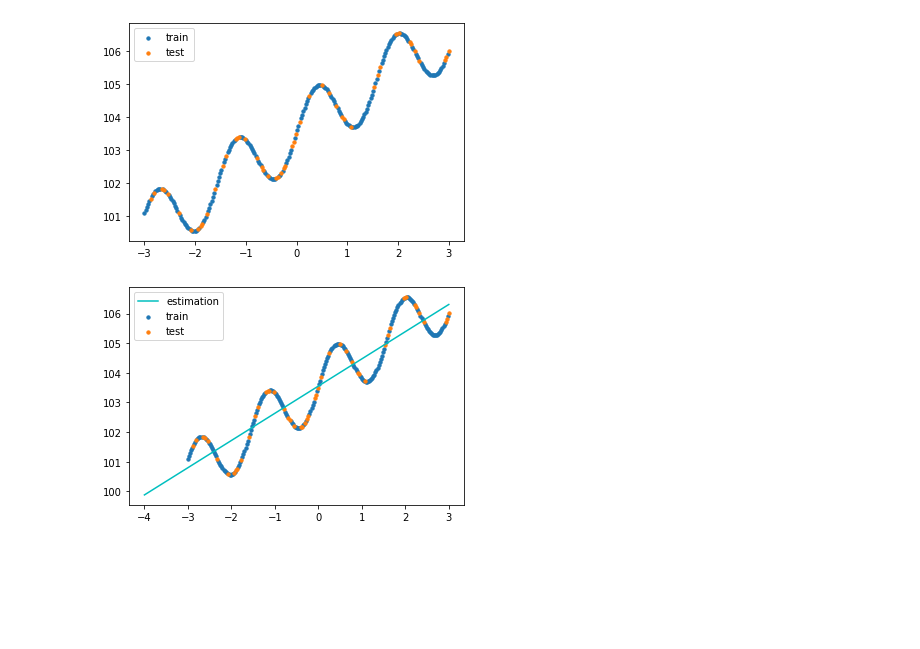
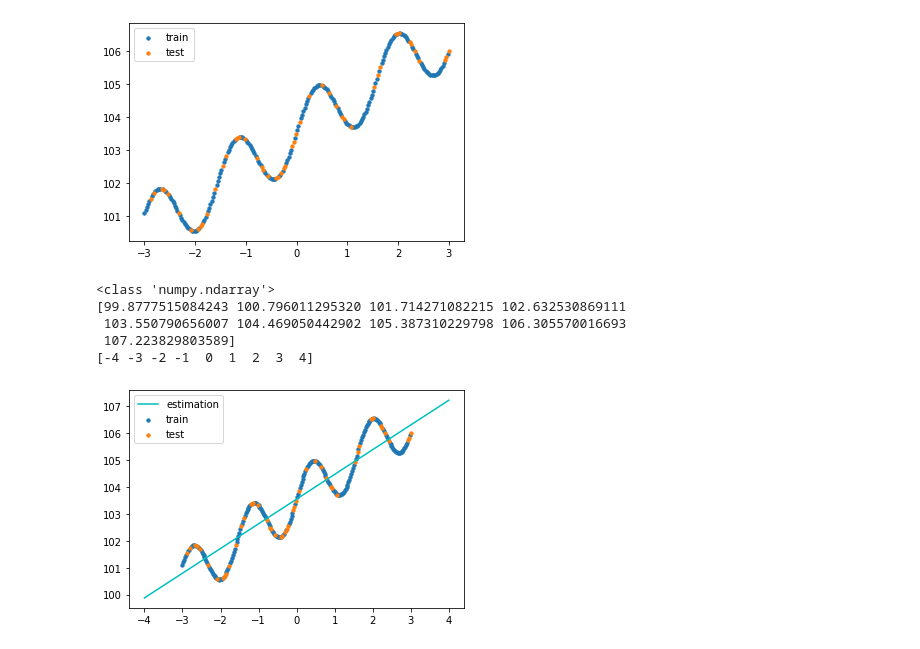
Before and after one commit to Urahs/as2, a Jupyter notebook: HW2_V2.ipynb, the cells around one changed output. Cells and saved outputs as stored; diff of their text form; code cells hidden in the pictures; blank space fills up the shorter version.

```diff
--- a/HW2_V2.ipynb
+++ b/HW2_V2.ipynb
@@ -172,35 +172,43 @@ while True:
         equation = diff(sum_of_residuals, w)
         variables = {}
         for k in range(m+1):
             variables["w"+str(k)] = w_values[k]
         for k in train:
-            variables[x] = k[0]
-            variables[observed] = k[1]
+            variables["x"] = k[0]
+            variables["observed"] = k[1]
             slope += equation.subs(variables)
 
         step_size = slope*learning_rate
         w_values[i] = w_values[i] - step_size
 
         if abs(step_size) <= 0.01:
             counter += 1
     if counter == m+1:
         break
 
 
+x = np.arange(-4, 5, 1)
+y = eval("w_values[0] + w_values[1]*x")
 
-x = np.arange(-4, 4, 1)
-y = eval("w_values[0] + w_values[1]*x")
+print(type(y))
+print(y)
+print(x)
 
 # plotting the points
 plt.plot(x, y, color="c", label="estimation")
 
 
 def Tabulate():
     plt.scatter(train[:, 0] , train[:, 1], label="train", s=11)
     plt.scatter(test_data[:, 0] , test_data[:, 1], label="test", s=11)
     plt.legend()
     plt.show()
 
 Tabulate()
 # %% [output]
+<class 'numpy.ndarray'>
+[99.8777515084243 100.796011295320 101.714271082215 102.632530869111
+ 103.550790656007 104.469050442902 105.387310229798 106.305570016693
+ 107.223829803589]
+[-4 -3 -2 -1  0  1  2  3  4]
-[figure, old version]
+[figure, new version]
```
Also changed, not shown: parts of 2 cells of this notebook.
